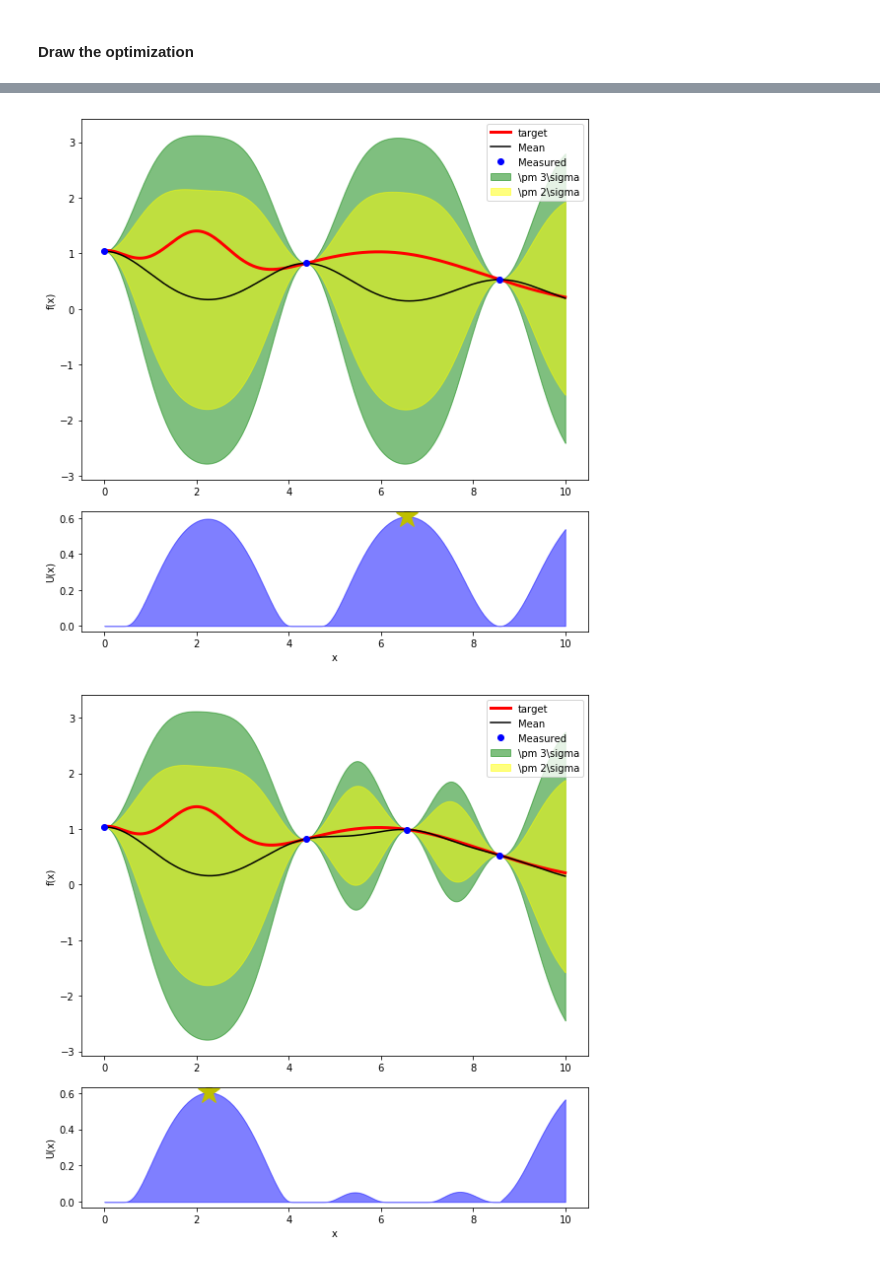
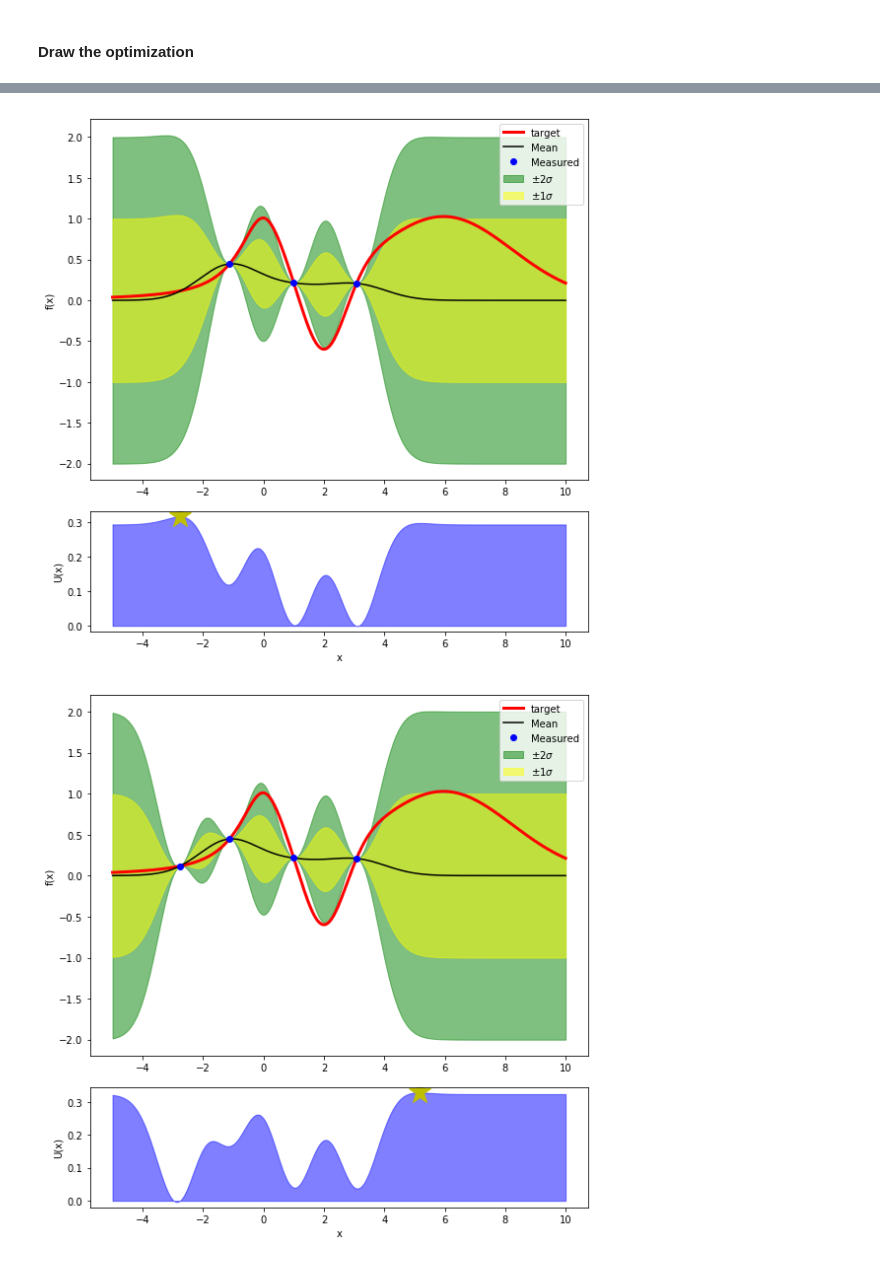
Before and after one commit to JacobRawling/BayesianOptimization, a Jupyter notebook: worked_example.ipynb, the cells around one changed output, grey strips where cells are left out. Cells and saved outputs as stored; diff of their text form; code cells hidden in the pictures.

Commit message:
Worked example is working nicely. Started general class for bayesian optimization.

```diff
--- a/worked_example.ipynb
+++ b/worked_example.ipynb
@@ -19,7 +19,7 @@ We start by defning the target funtion and generating the input domain, x_true
 #     return x**2
 
 def f(x):
-    return np.exp(-(x - 2)**2) + np.exp(-(x - 6)**2/10) + 1/ (x**2 + 1)
+    return -np.exp(-(x - 2)**2) + np.exp(-(x - 6)**2/10) + 1/ (x**2 + 1)
 
 # define a set of measurmenets
 min_x,max_x, n_samples = -5,10,4
@@ -79,16 +81,16 @@ In an optimization problem we would also wish to evaluate the acquisition, or ut
 # %%
-def postierier(x,X,f_X):
+def postierier(x,X,f_X,l = 1.0):
     """
     The postier function given input:
         x: distibution in x to be tested over
         X: measured X that will be integrated out
         f_X: measured Y associated with each point x
     """
-    k_xX = kernel(x,X)
-    k_XX = kernel(X,X)
+    k_xX = kernel(x,X,l)
+    k_XX = kernel(X,X,l)
     k_XX_inv = np.linalg.inv(k_XX)
-    k_xx = kernel(x,x)
-    k_Xx = kernel(X,x)
+    k_xx = kernel(x,x,l)
+    k_Xx = kernel(X,x,l)
 
     mean = np.matmul(k_XX_inv,f_X )
     mean = np.matmul( k_xX, mean)
@@ -99,7 +101,7 @@ def postierier(x,X,f_X):
     return mean, sigma
 
 from scipy.stats import norm
-def utility(x,f_x, m,sigma):
+def utility(x,f_x, mean,sigma):
     """
         expected improvement acquisition
         x:   Measured x values distribution
@@ -108,13 +110,16 @@ def utility(x,f_x, m,sigma):
         sigma: width of the gaussians at each point in x-space
     """
     f_min = np.min(f_x)
-    Z = np.divide( (-m  +f_min), sigma)
-    return np.nan_to_num(np.multiply(-m+f_min,norm.cdf(f_min,m,sigma  )) + np.multiply(sigma, norm.pdf(Z) ))
+    f_max = np.max(f_x)
+    z = (mean-f_max)
+    return (mean - f_min)*norm.cdf(z) + sigma*norm.pdf(z)
+#     Z = np.divide( (-m  +f_min), sigma)
+#     return np.nan_to_num(np.multiply(-m+f_min,norm.cdf(f_min,m,sigma  )) + np.multiply(sigma, norm.pdf(Z) ))
 # %%
 X =  np.linspace(min_x,max_x,5)
 f_X = [f(x) for x in X]
 
-m, s = postierier(X_true, X,f_X )
+m, s = postierier(X_true, X,f_X,l=2 )
 sig = np.diag(s)
 
 # Draw the 3 sigma band of the postier distirbution
@@ -183,8 +188,9 @@ def optimize(f,x_initial, x_range, stop_criteria=20):
         # Evaluate the postier, and get the mean and
         # covariance matrix
         try:
-            mean, covar = postierier(x_range, X,f_X )
+            mean, covar = postierier(x_range, X,f_X, l =4.3)
         except:
+            print "ERROR: Signular covariance in measured X..."
             return iterations
 
         # Evalaute the width at each point
@@ -209,7 +215,10 @@ def optimize(f,x_initial, x_range, stop_criteria=20):
 
     return iterations
 
-x_initial = [0]
-iterations = optimize( f, x_initial,np.linspace(0,10,1000),stop_criteria = 5)
+X_initial = [1.0]
+X_test_range = np.linspace(-5,10,1000)
+iterations = optimize( f, X_initial,X_test_range,stop_criteria = 25)
+
+print "Finished optimization"
 # %% [output]
 Performing Iteration:  0
@@ -230,7 +241,7 @@ Performing Iteration:  4
 # %% [markdown]
 #### Draw the optimization
 # %%
-X_true = np.linspace(0,10,1000)
+X_true = X_test_range
 f_x_true = [f(x) for x in X_true ]
 from matplotlib.backends.backend_pdf import PdfPages
 
@@ -247,8 +258,8 @@ with PdfPages('optimization_output.pdf') as pdf:
         ax0 = plt.subplot(gs[0])
 
         # Draw the upwer pannel
-        ax0.fill_between(X_true, m - 3*sig, m+3*sig,alpha=0.5,color='green',label = r'\pm 3\sigma')
-        ax0.fill_between(X_true, m - 2*sig, m+2*sig,alpha=0.5,color='yellow',label = r'\pm 2\sigma')
+        ax0.fill_between(X_true, m - 2*sig, m+2*sig,alpha=0.5,color='green',label = r'$\pm 2\sigma$')
+        ax0.fill_between(X_true, m - sig, m+sig,alpha=0.5,color='yellow',label = r'$\pm 1\sigma$')
 
         ax0.plot(X_true,f_x_true,color='red',linewidth=3.0, label='target')
         ax0.set_ylabel('f(x)')
@@ -278,2 +289,2 @@ with PdfPages('optimization_output.pdf') as pdf:
-[figure, old version]
+[figure, new version]
-[figure, old version]
+[figure, new version]
```
Also changed, not shown: parts of 7 cells of this notebook, 4 other files.
